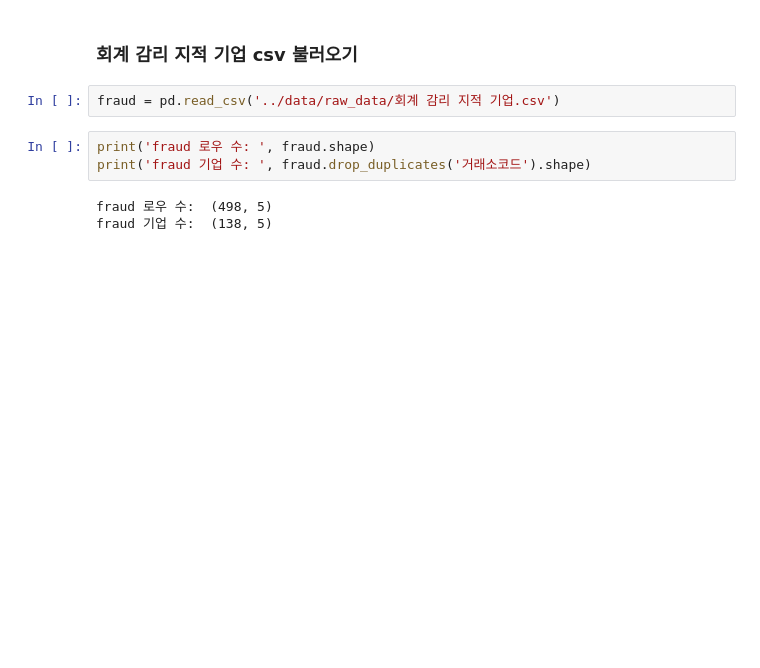
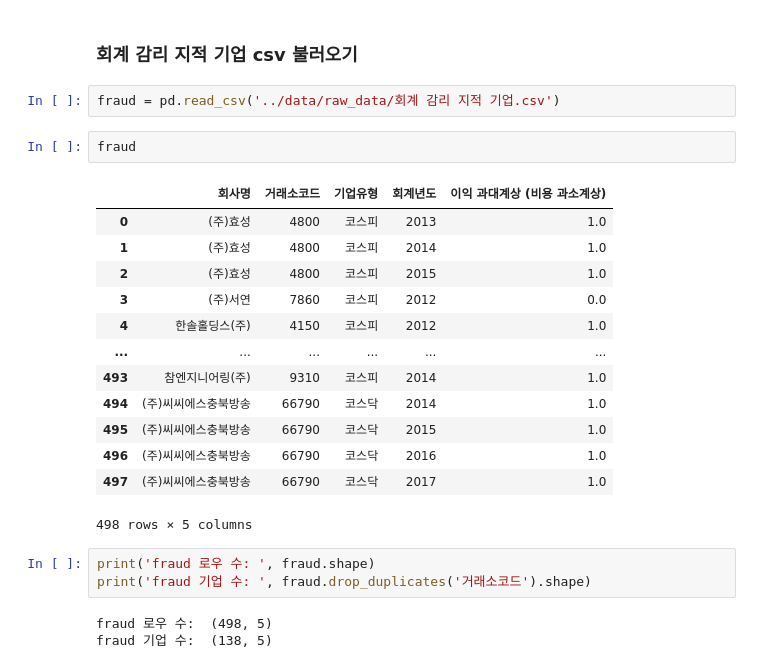
Before and after one commit to po5412409/Accounting-Fraud, a Jupyter notebook: 데이터셋전처리/재무비율전처리.ipynb, the cells around one changed output. Cells and saved outputs as stored; diff of their text form; blank space fills up the shorter version.

```diff
--- a/데이터셋전처리/재무비율전처리.ipynb
+++ b/데이터셋전처리/재무비율전처리.ipynb
@@ -141,6 +141,22 @@ listed.drop_duplicates('거래소코드').shape
 ### 회계 감리 지적 기업 csv 불러오기
 # %%
 fraud = pd.read_csv('../data/raw_data/회계 감리 지적 기업.csv')
+# %%
+fraud
+# %% [output]
+|  | 회사명 | 거래소코드 | 기업유형 | 회계년도 | 이익 과대계상 (비용 과소계상) |
+| 0 | (주)효성 | 4800 | 코스피 | 2013 | 1.0 |
+| 1 | (주)효성 | 4800 | 코스피 | 2014 | 1.0 |
+| 2 | (주)효성 | 4800 | 코스피 | 2015 | 1.0 |
+| 3 | (주)서연 | 7860 | 코스피 | 2012 | 0.0 |
+| 4 | 한솔홀딩스(주) | 4150 | 코스피 | 2012 | 1.0 |
+| ... | ... | ... | ... | ... | ... |
+| 493 | 참엔지니어링(주) | 9310 | 코스피 | 2014 | 1.0 |
+| 494 | (주)씨씨에스충북방송 | 66790 | 코스닥 | 2014 | 1.0 |
+| 495 | (주)씨씨에스충북방송 | 66790 | 코스닥 | 2015 | 1.0 |
+| 496 | (주)씨씨에스충북방송 | 66790 | 코스닥 | 2016 | 1.0 |
+| 497 | (주)씨씨에스충북방송 | 66790 | 코스닥 | 2017 | 1.0 |
+498 rows × 5 columns
 # %%
 print('fraud 로우 수: ', fraud.shape)
 print('fraud 기업 수: ', fraud.drop_duplicates('거래소코드').shape)
```
Also changed, not shown: parts of 19 cells of this notebook, 9 other files.
